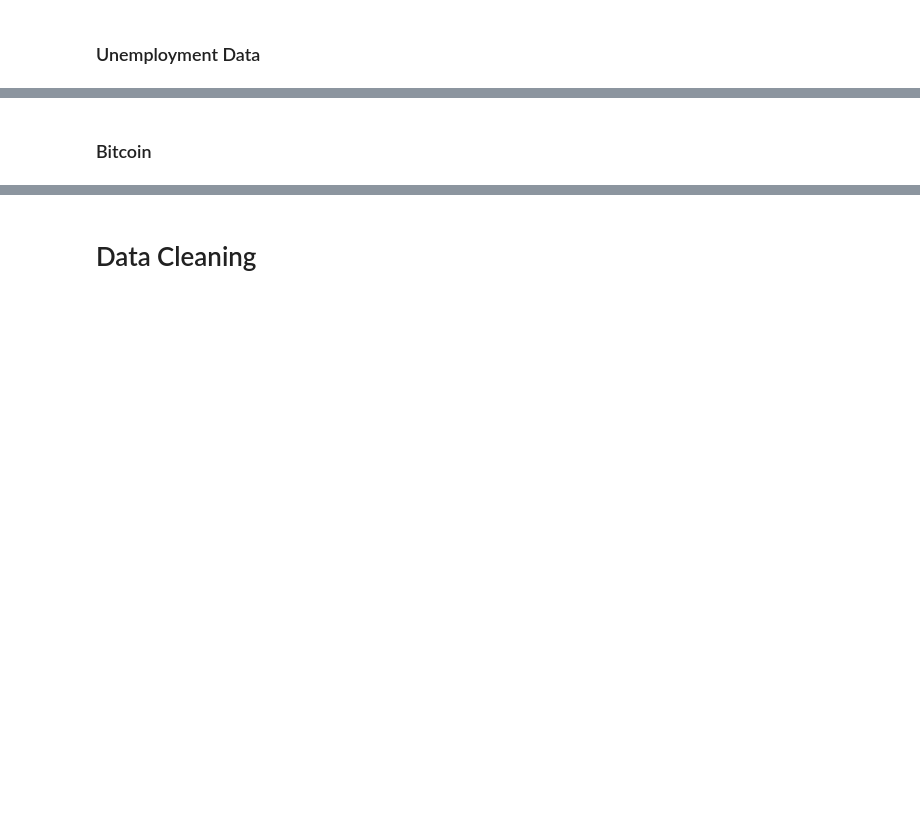
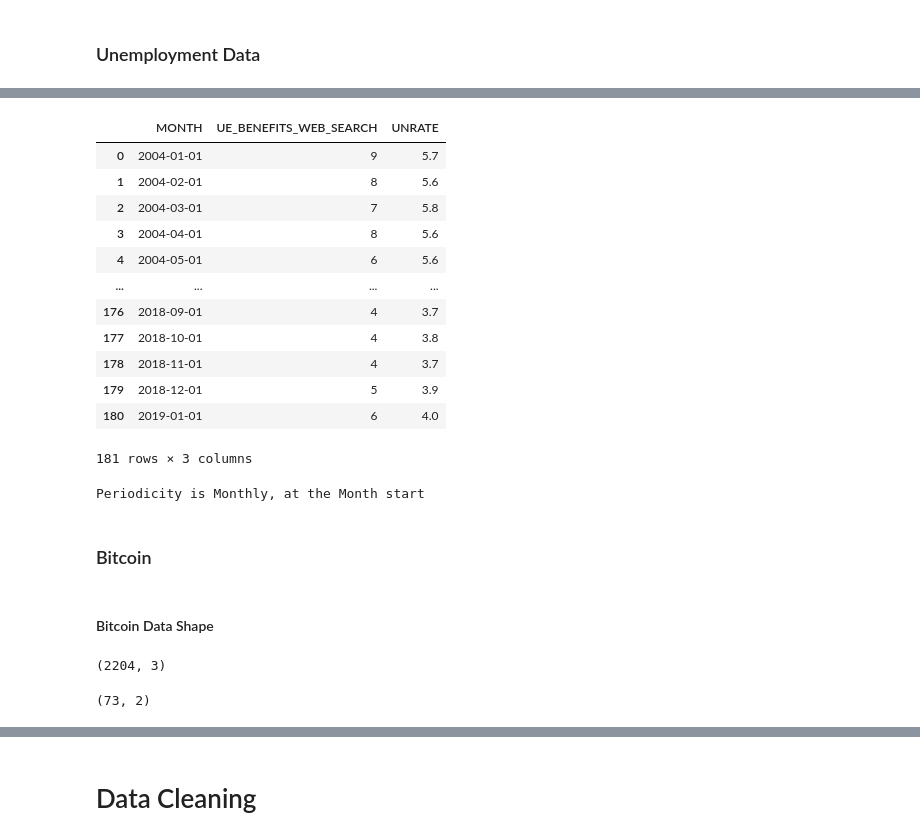
Before and after one commit to hashorva/100-days-of-Python, a Jupyter notebook: day_75/Google Trends and Data Visualisation (start).ipynb, the cells around one changed output, grey strips where cells are left out. Cells and saved outputs as stored; diff of their text form; code cells hidden in the pictures; blank space fills up the shorter version.

Commit message:
Close the Data exploration Challenge

```diff
--- a/day_75/Google Trends and Data Visualisation (start).ipynb
+++ b/day_75/Google Trends and Data Visualisation (start).ipynb
@@ -20,9 +20,10 @@ import pandas as pd
 
 Download and add the .csv files to the same folder as your notebook.
 # %%
-df_tesla = pd.read_csv('TESLA Search Trend vs Price.csv')
+df_tesla = pd.read_csv('data/TESLA Search Trend vs Price.csv')
 
-df_btc_search = pd.read_csv('Bitcoin Search Trend.csv')
-df_btc_price = pd.read_csv('Daily Bitcoin Price.csv')
+df_btc_search = pd.read_csv('data/Bitcoin Search Trend.csv')
+df_btc_price = pd.read_csv('data/Daily Bitcoin Price.csv')
 
-df_unemployment = pd.read_csv('UE Benefits Search vs UE Rate 2004-19.csv')
+df_unemployment_19 = pd.read_csv('data/UE Benefits Search vs UE Rate 2004-19.csv')
+df_unemployment_20 = pd.read_csv('data/UE Benefits Search vs UE Rate 2004-20.csv')
@@ -58,0 +205,4 @@ Largest value for "Unemployemnt Benefits" in Web Search:
+# %%
+# Convert MONTH column to datetime
+df_unemployment_20['MONTH'] = pd.to_datetime(df_unemployment_19['MONTH'])
+df_unemployment_20.MONTH.dtypes
@@ -59,2 +226,36 @@ Largest value for "Unemployemnt Benefits" in Web Search:
+# %%
+df_unemployment_20[df_unemployment_20['MONTH'].notna()]
+# %% [output]
+|  | MONTH | UE_BENEFITS_WEB_SEARCH | UNRATE |
+| 0 | 2004-01-01 | 9 | 5.7 |
+| 1 | 2004-02-01 | 8 | 5.6 |
+| 2 | 2004-03-01 | 7 | 5.8 |
+| 3 | 2004-04-01 | 8 | 5.6 |
+| 4 | 2004-05-01 | 6 | 5.6 |
+| ... | ... | ... | ... |
+| 176 | 2018-09-01 | 4 | 3.7 |
+| 177 | 2018-10-01 | 4 | 3.8 |
+| 178 | 2018-11-01 | 4 | 3.7 |
+| 179 | 2018-12-01 | 5 | 3.9 |
+| 180 | 2019-01-01 | 6 | 4.0 |
+181 rows × 3 columns
+# %%
+periodicity = pd.infer_freq(df_unemployment_20['MONTH'][df_unemployment_20['MONTH'].notna()])
+if periodicity == 'MS':
+    print('Periodicity is Monthly, at the Month start')
+else:
+    print(periodicity)
+# %% [output]
+Periodicity is Monthly, at the Month start
 # %% [markdown]
 ### Bitcoin
+# %% [markdown]
+#### Bitcoin Data Shape
+# %%
+df_btc_price.shape
+# %% [output]
+(2204, 3)
+# %%
+df_btc_search.shape
+# %% [output]
+(73, 2)
```
Also changed, not shown: parts of 52 cells of this notebook.
